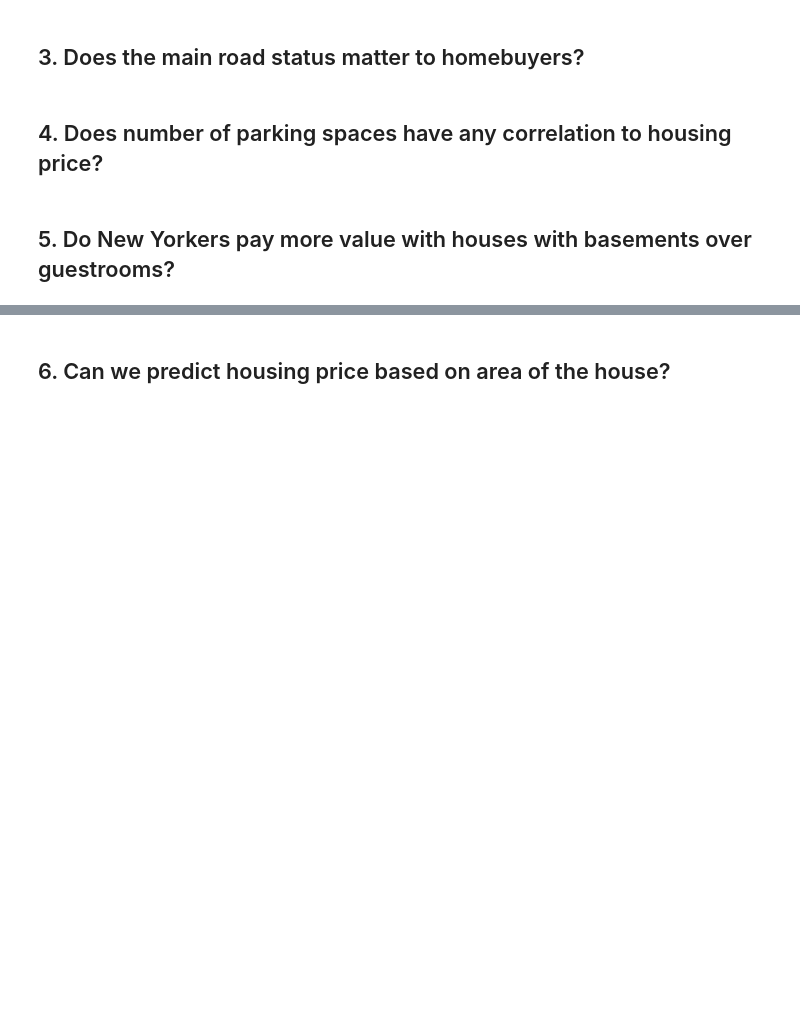
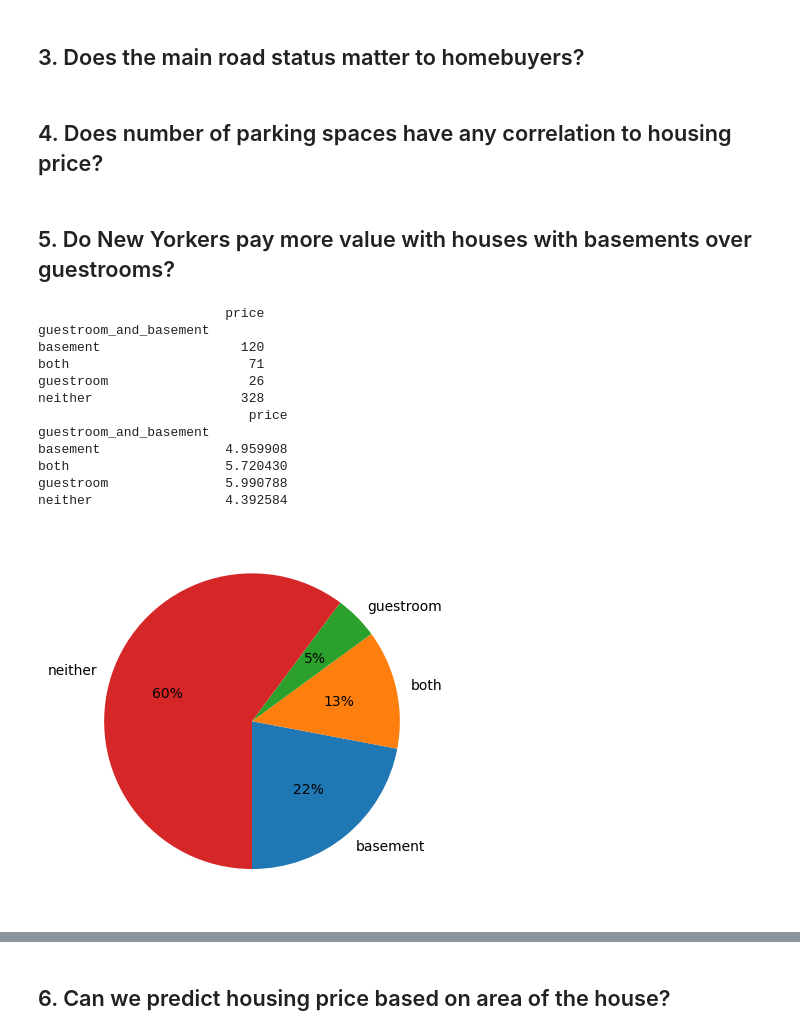
Before and after one commit to alanaadams/Project1, a Jupyter notebook: HomeattributePricing.ipynb, the cells around one changed output, grey strips where cells are left out. Saved outputs shown, nothing was run; the diff lists cells and outputs as text; code cells hidden in the pictures; blank space fills up the shorter version.

```diff
--- a/HomeattributePricing.ipynb
+++ b/HomeattributePricing.ipynb
@@ -90,0 +222,45 @@ df
+# %%
+#copy ny_housing_df
+basements_vs_guestrooms_df = ny_housing_df.copy(deep=True)
+
+#drop unnecessary columns
+basements_vs_guestrooms_df = basements_vs_guestrooms_df.drop(["area", "bedrooms", "bathrooms", "stories", "mainroad", "hotwaterheating", "airconditioning", "parking", "prefarea", "furnishingstatus"], axis=1)
+
+#add comparison column
+basements_vs_guestrooms_df["guestroom_and_basement"] = basements_vs_guestrooms_df["guestroom"].astype(str) +"_and_" + basements_vs_guestrooms_df["basement"]
+
+#replace no_and_no with neither, replace no_and_yes with basement, replace yes_and_yes with both, and replace yes_and_no with guestroom
+basements_vs_guestrooms_df.loc[basements_vs_guestrooms_df["guestroom_and_basement"] == "no_and_no", "guestroom_and_basement"] = "neither"
+basements_vs_guestrooms_df.loc[basements_vs_guestrooms_df["guestroom_and_basement"] == "no_and_yes", "guestroom_and_basement"] = "basement"
+basements_vs_guestrooms_df.loc[basements_vs_guestrooms_df["guestroom_and_basement"] == "yes_and_no", "guestroom_and_basement"] = "guestroom"
+basements_vs_guestrooms_df.loc[basements_vs_guestrooms_df["guestroom_and_basement"] == "yes_and_yes", "guestroom_and_basement"] = "both"
+basements_vs_guestrooms_df.head()
+
+#Calculate the number of houses with basement and with guestrooms and with both basement & guestrooms
+bsmt_gstrm_count = basements_vs_guestrooms_df.groupby(["guestroom_and_basement"]).count()["price"]
+bsmt_gstrm_count_df = pd.DataFrame(bsmt_gstrm_count)
+print(bsmt_gstrm_count_df)
+
+#Calculate the average housing price with basement and with guestrooms and with both basement & guestrooms in the millions
+bsmt_gstrm_average = basements_vs_guestrooms_df.groupby(["guestroom_and_basement"]).mean()["price"]/1000000
+bsmt_gstrm_average_df = pd.DataFrame(bsmt_gstrm_average)
+print(bsmt_gstrm_average_df)
+
+#create pie chart for homebuyer preferences
+bsmt_gstrm_count.plot(kind='pie', y='price', autopct='%1.0f%%', startangle=270, ylabel='')
+plt.savefig("output_data/Fig5a.png")
+plt.show()
+# %% [output]
+                        price
+guestroom_and_basement
+basement                  120
+both                       71
+guestroom                  26
+neither                   328
+                           price
+guestroom_and_basement
+basement                4.959908
+both                    5.720430
+guestroom               5.990788
+neither                 4.392584
+[figure, added]
```
Also changed, not shown: parts of 39 cells of this notebook, 19 other files.
